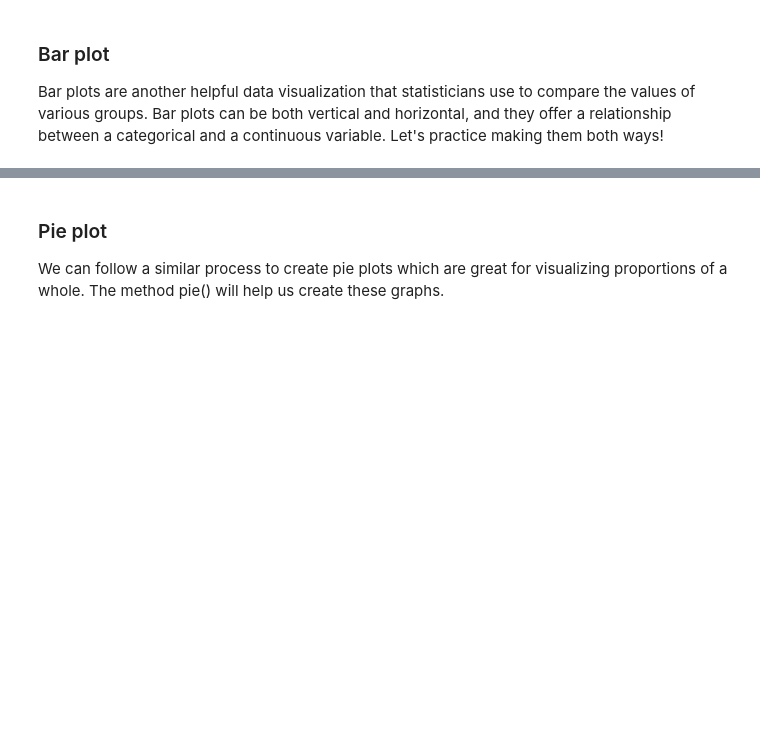
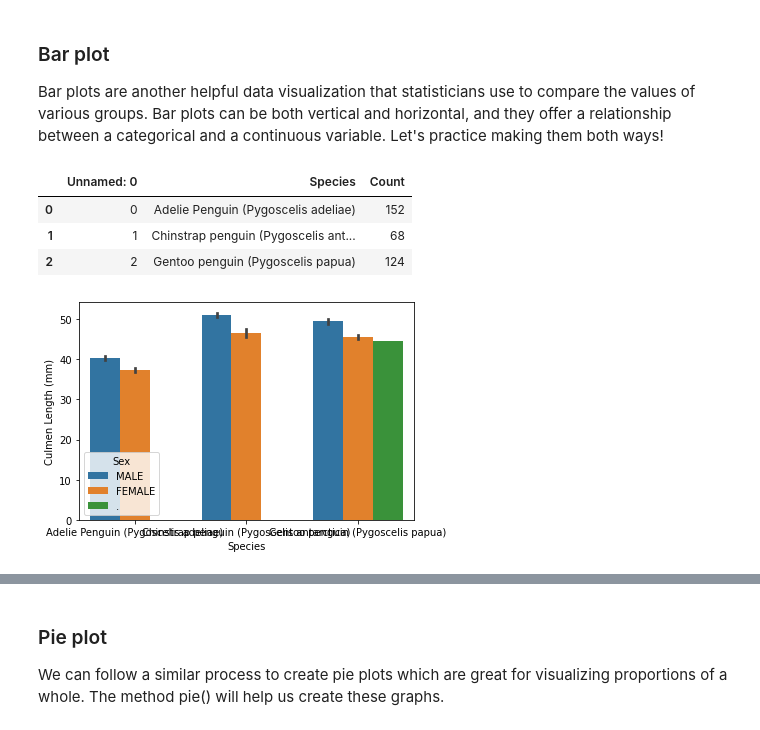
Before and after one commit to vnguyen24/SURF2022, a Jupyter notebook: Session2/Teaching2.ipynb, the cells around one changed output, grey strips where cells are left out. Saved outputs shown, nothing was run; the diff lists cells and outputs as text; code cells hidden in the pictures; blank space fills up the shorter version.

```diff
--- a/Session2/Teaching2.ipynb
+++ b/Session2/Teaching2.ipynb
@@ -353,6 +353,24 @@ plt.show()
 # %% [markdown]
 ### Bar plot
 Bar plots are another helpful data visualization that statisticians use to compare the values of various groups. Bar plots can be both vertical and horizontal, and they offer a relationship between a categorical and a continuous variable. Let's practice making them both ways!
+# %%
+# Add libraries
+import matplotlib.pyplot as plt
+
+# Import Dataframe and look at it
+species_counts = pd.read_csv("penguins_counts.csv")
+
+species_counts.head()
+# %% [output]
+|  | Unnamed: 0 | Species | Count |
+| 0 | 0 | Adelie Penguin (Pygoscelis adeliae) | 152 |
+| 1 | 1 | Chinstrap penguin (Pygoscelis ant... | 68 |
+| 2 | 2 | Gentoo penguin (Pygoscelis papua) | 124 |
+# %%
+sns.barplot(data = penguins, x = "Species", y = "Culmen Length (mm)", hue = "Sex")
+plt.show()
+# %% [output]
+[figure, added]
 # %%
 # Add libraries
 import matplotlib.pyplot as plt
```
Also changed, not shown: parts of 6 cells of this notebook.
